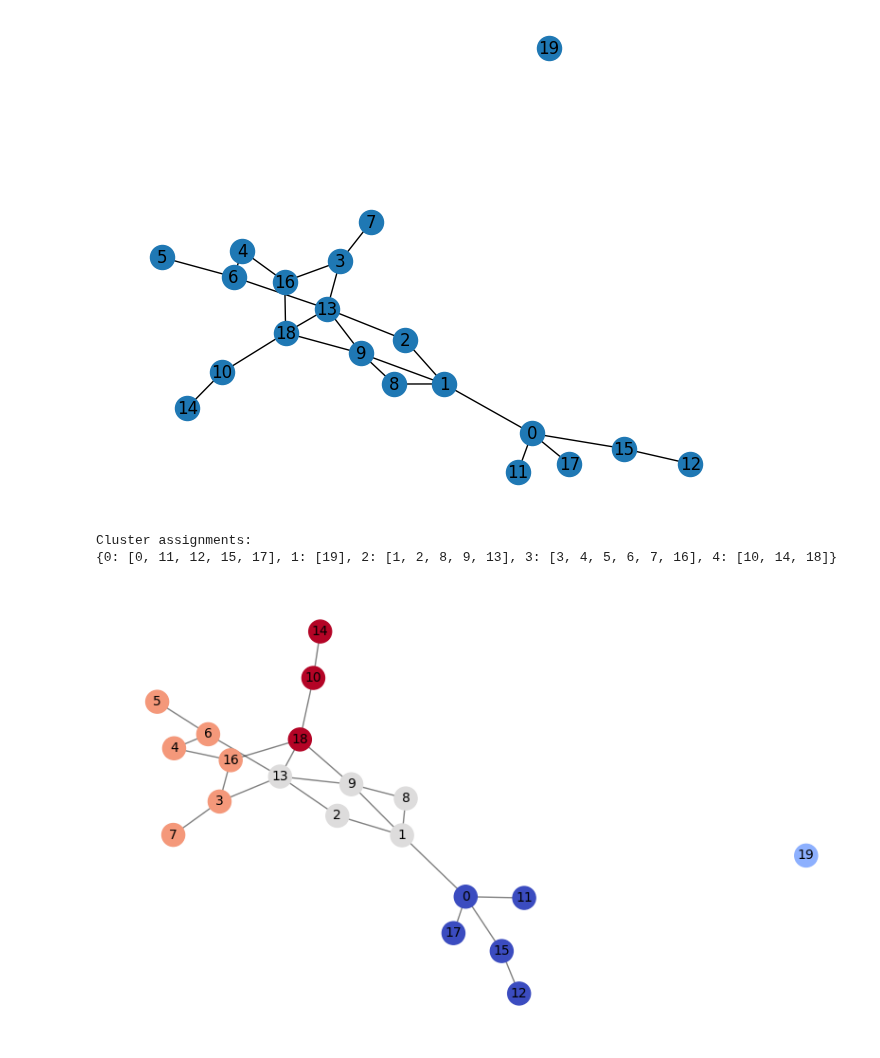
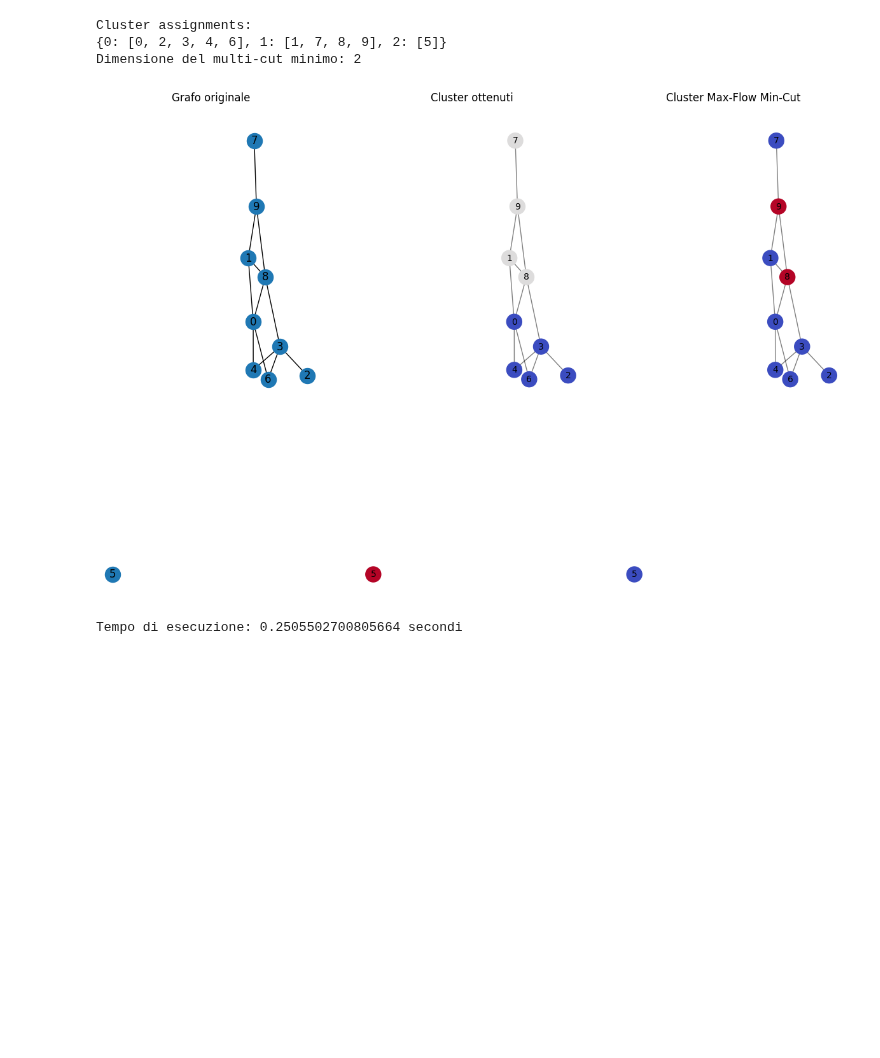
Before and after one commit to ele10-code/k-clustering, a Jupyter notebook: k-clustering.ipynb, the cells around one changed output. Cells and saved outputs as stored; diff of their text form; code cells hidden in the pictures; blank space fills up the shorter version.

```diff
--- a/k-clustering.ipynb
+++ b/k-clustering.ipynb
@@ -1,14 +1,18 @@
 # %%
 import networkx as nx
-import community  # Libreria python-louvain per la modolarità
 import matplotlib.pyplot as plt
+import community
+import time
 
-# Creazione di un grafo casuale con n nodi e m archi
-G = nx.gnm_random_graph(n=20, m=23)
+# Registra l'istante di inizio dell'esecuzione
+start_time = time.time()
 
-# visualizzazione del grafo
-nx.draw(G, with_labels=True)
-plt.show()
+# Creazione di un grafo casuale con 10 nodi e 15 archi
+G = nx.gnm_random_graph(n=10, m=12, seed=42)  # Aggiungi 'seed' per riproducibilità
+
+# Assegna pesi finiti agli archi del grafo casuale
+for u, v in G.edges():
+    G.edges[u, v]['capacity'] = 1  # Imposta la capacità a 1 (puoi modificare questo valore a tuo piacimento)
 
 # Estraiamo le feature dei nodi (esempio: gradi dei nodi)
 node_degrees = dict(G.degree())
@@ -17,37 +21,69 @@ node_degrees = dict(G.degree())
 node_features = [degree for node, degree in node_degrees.items()]
 
 # Calcoliamo la partizione ottimale basata sulla modolarità utilizzando Louvain
 partition = community.best_partition(G)
 
 # Aggiungi l'etichetta del cluster come attributo per ogni nodo del grafo
 nx.set_node_attributes(G, partition, 'cluster_label')
 
 # Creiamo i sottoinsiemi V1, ..., Vk basati sulle etichette dei cluster
 k = max(partition.values()) + 1  # Numero di cluster ottenuto
 partition_dict = {i: [] for i in range(k)}
 for node, label in partition.items():
     partition_dict[label].append(node)
 
 # Stampa dell'output: dizionario dei cluster
 print("Cluster assignments:")
 print(partition_dict)
 
+# La variabile 'cut_value' conterrà la dimensione del multi-cut minimo
+print("Dimensione del multi-cut minimo:", cut_value)
 
-#Per visualizzare i cluster
+# Per visualizzare i cluster
 pos = nx.spring_layout(G)  # Layout per posizionare i nodi
-plt.figure(figsize=(10, 6))
+plt.figure(figsize=(15, 10))  # Dimensione della figura
+
+# Prima visualizzazione: Grafo originale con etichette dei nodi
+plt.subplot(1, 3, 1)
+plt.axis("off")
+nx.draw_networkx(G, pos, with_labels=True)
+plt.title("Grafo originale")
+
+# Seconda visualizzazione: Cluster ottenuti da Louvain
+plt.subplot(1, 3, 2)
 plt.axis("off")
 # Coloriamo i nodi in base all'etichetta del cluster
 nx.draw_networkx_nodes(G, pos, node_size=300, cmap=plt.get_cmap("coolwarm"), node_color=list(partition.values()))
 nx.draw_networkx_edges(G, pos, alpha=0.5)
-
 # Aggiungi le label dei nodi originali (etichette dei nodi iniziali)
 node_labels = {node: str(node) for node in G.nodes()}
 nx.draw_networkx_labels(G, pos, labels=node_labels, font_size=10, font_color='black')
+plt.title("Cluster ottenuti")
+
+# Terza visualizzazione: Cluster ottenuti da Max-Flow Min-Cut
+plt.subplot(1, 3, 3)
+plt.axis("off")
+# Coloriamo i nodi in base alla partizione ottenuta
+nx.draw_networkx_nodes(G, pos, node_size=300, cmap=plt.get_cmap("coolwarm"), node_color=list(color_map.values()))
+nx.draw_networkx_edges(G, pos, alpha=0.5)
+# Aggiungi le label dei nodi originali (etichette dei nodi iniziali)
+node_labels = {node: str(node) for node in G.nodes()}
+nx.draw_networkx_labels(G, pos, labels=node_labels, font_size=10, font_color='black')
+plt.title("Cluster Max-Flow Min-Cut")
 
 plt.show()
+
+
+# Registra l'istante di fine dell'esecuzione
+end_time = time.time()
+
+# Calcola il tempo di esecuzione in secondi
+execution_time = end_time - start_time
+
+print("Tempo di esecuzione:", execution_time, "secondi")
 # %% [output]
+Cluster assignments:
+{0: [0, 2, 3, 4, 6], 1: [1, 7, 8, 9], 2: [5]}
+Dimensione del multi-cut minimo: 2
-[figure, old version]
+[figure, new version]
-Cluster assignments:
-{0: [0, 11, 12, 15, 17], 1: [19], 2: [1, 2, 8, 9, 13], 3: [3, 4, 5, 6, 7, 16], 4: [10, 14, 18]}
-[figure, removed]
+Tempo di esecuzione: 0.2505502700805664 secondi
```
Also changed, not shown: parts of 4 cells of this notebook, 3 other files.
